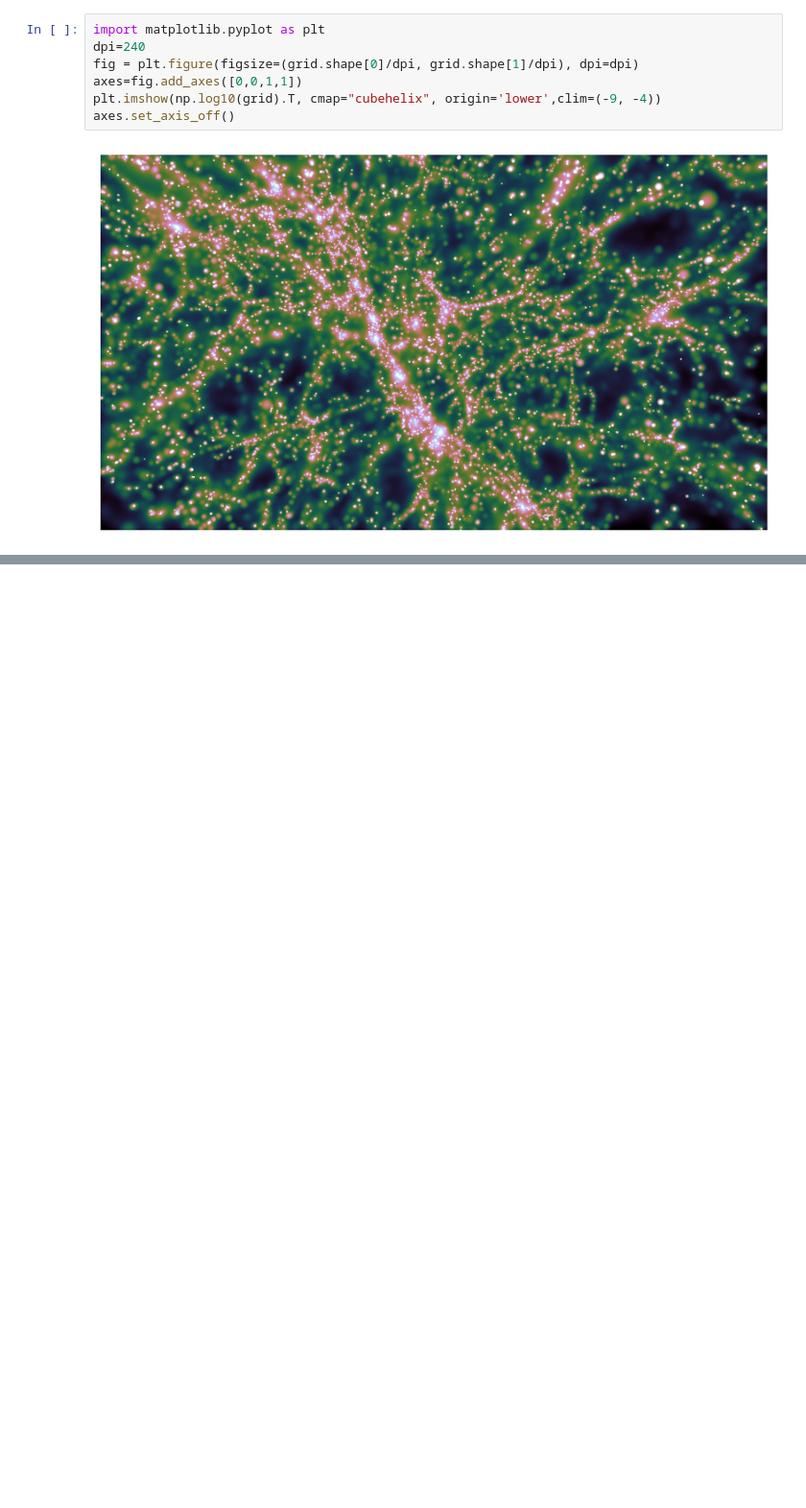
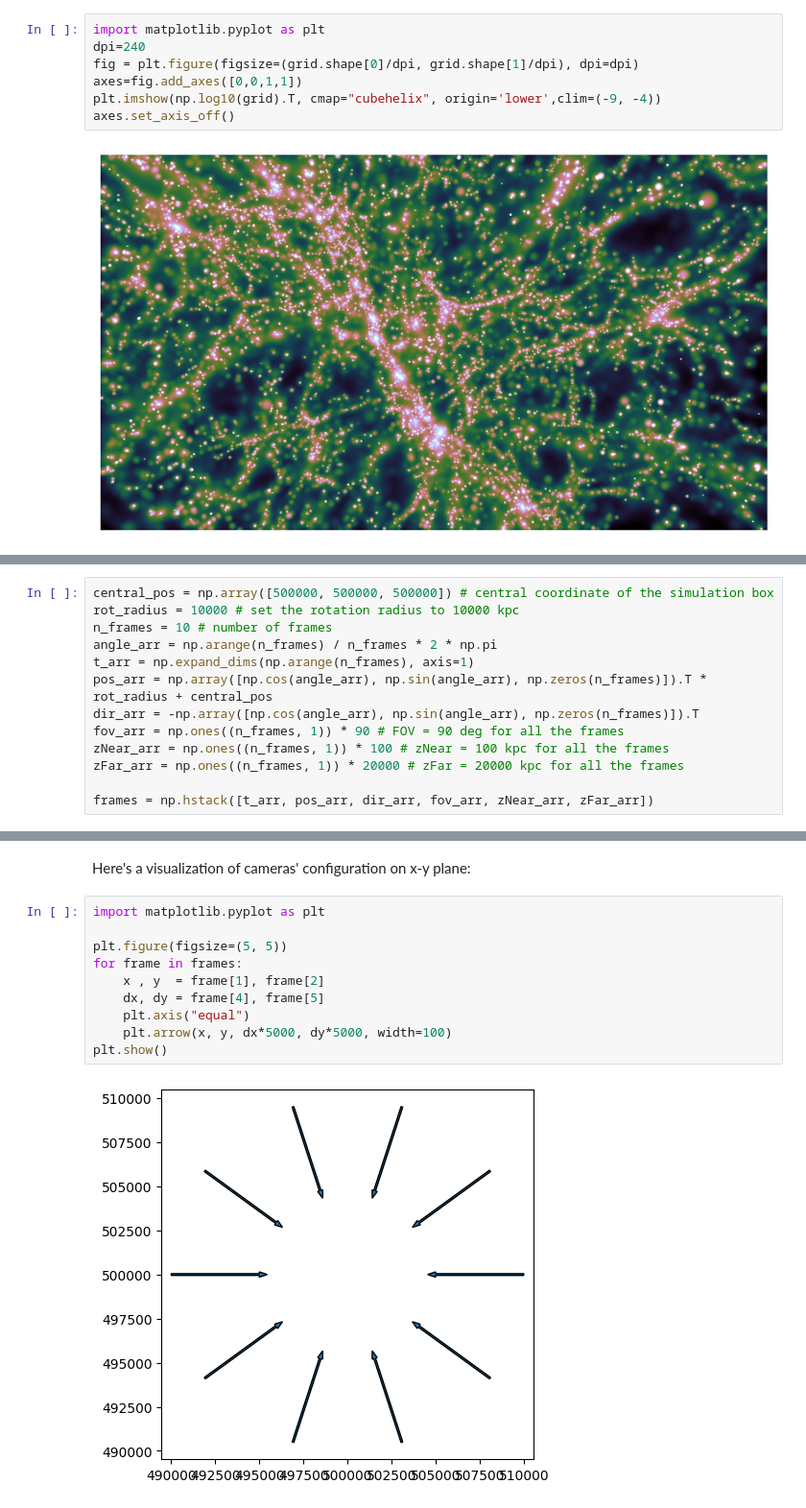
Before and after one commit to pointeee/universe_render, a Jupyter notebook: examples/QuickStart.ipynb, the cells around one changed output, grey strips where cells are left out. Shown at 96% size. Cells and saved outputs as stored; diff of their text form; blank space fills up the shorter version.

```diff
--- a/examples/QuickStart.ipynb
+++ b/examples/QuickStart.ipynb
@@ -150,0 +170,13 @@ axes.set_axis_off()
+# %%
+central_pos = np.array([500000, 500000, 500000]) # central coordinate of the simulation box
+rot_radius = 10000 # set the rotation radius to 10000 kpc
+n_frames = 10 # number of frames
+angle_arr = np.arange(n_frames) / n_frames * 2 * np.pi
+t_arr = np.expand_dims(np.arange(n_frames), axis=1)
+pos_arr = np.array([np.cos(angle_arr), np.sin(angle_arr), np.zeros(n_frames)]).T * rot_radius + central_pos
+dir_arr = -np.array([np.cos(angle_arr), np.sin(angle_arr), np.zeros(n_frames)]).T
+fov_arr = np.ones((n_frames, 1)) * 90 # FOV = 90 deg for all the frames
+zNear_arr = np.ones((n_frames, 1)) * 100 # zNear = 100 kpc for all the frames
+zFar_arr = np.ones((n_frames, 1)) * 20000 # zFar = 20000 kpc for all the frames
+
+frames = np.hstack([t_arr, pos_arr, dir_arr, fov_arr, zNear_arr, zFar_arr])
@@ -150,0 +196,14 @@ axes.set_axis_off()
+# %% [markdown]
+Here's a visualization of cameras' configuration on x-y plane:
+# %%
+import matplotlib.pyplot as plt
+
+plt.figure(figsize=(5, 5))
+for frame in frames:
+    x , y  = frame[1], frame[2]
+    dx, dy = frame[4], frame[5]
+    plt.axis("equal")
+    plt.arrow(x, y, dx*5000, dy*5000, width=100)
+plt.show()
+# %% [output]
+[figure, added]
```
Also changed, not shown: parts of 15 cells of this notebook, 2 other files.
